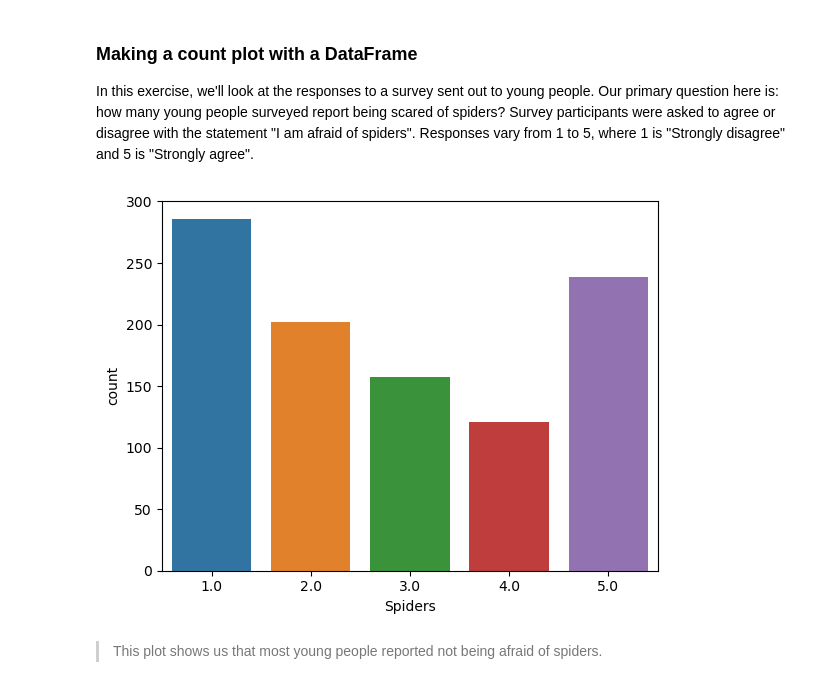
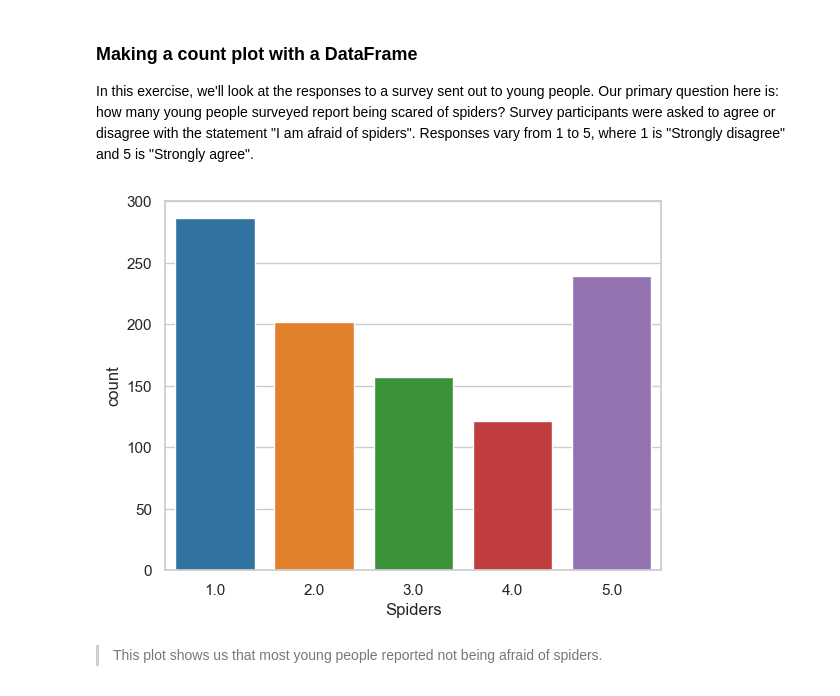
Before and after one commit to krlsdgzmn/datacamp, a Jupyter notebook: problem-sets/6-introduction-to-data-visualization-with-seaborn/notebooks/introduction-to-data-visualization-with-seaborn.ipynb, the cells around one changed output. Saved outputs shown, nothing was run; the diff lists cells and outputs as text; code cells hidden in the pictures.

```diff
--- a/problem-sets/6-introduction-to-data-visualization-with-seaborn/notebooks/introduction-to-data-visualization-with-seaborn.ipynb
+++ b/problem-sets/6-introduction-to-data-visualization-with-seaborn/notebooks/introduction-to-data-visualization-with-seaborn.ipynb
@@ -7,3 +7,14 @@ import numpy as np
 import matplotlib.pyplot as plt
 import matplotlib.ticker as ticker
 import seaborn as sns
+
+# Set plot style
+sns.set_style('whitegrid')
+sns.set_context('notebook')
+# %%
+# Load csv files
+world_countries = pd.read_csv("../data/countries-of-the-world.csv")
+survey_data = pd.read_csv("../data/young-people-survey-responses.csv")
+student_data = pd.read_csv("../data/student-alcohol-consumption.csv")
+mpg = pd.read_csv("../data/mpg.csv")
+age_cat = pd.read_csv('../data/age-cat.csv')
@@ -57,10 +63,10 @@ plt.show()
 In this exercise, we'll look at the responses to a survey sent out to young people. Our primary question here is: how many young people surveyed report being scared of spiders? Survey participants were asked to agree or disagree with the statement "I am afraid of spiders". Responses vary from 1 to 5, where 1 is "Strongly disagree" and 5 is "Strongly agree".
 # %%
 # Create a count plot with "Spiders" on the x-axis
-sns.countplot(x='Spiders', data=young_people)
+sns.countplot(x="Spiders", data=survey_data)
 plt.show()
 # %% [output]
-[figure, old version]
+[figure, new version]
 # %% [markdown]
 > This plot shows us that most young people reported not being afraid of spiders.
 # %% [markdown]
```
Also changed, not shown: parts of 69 cells of this notebook, 8 other files.
